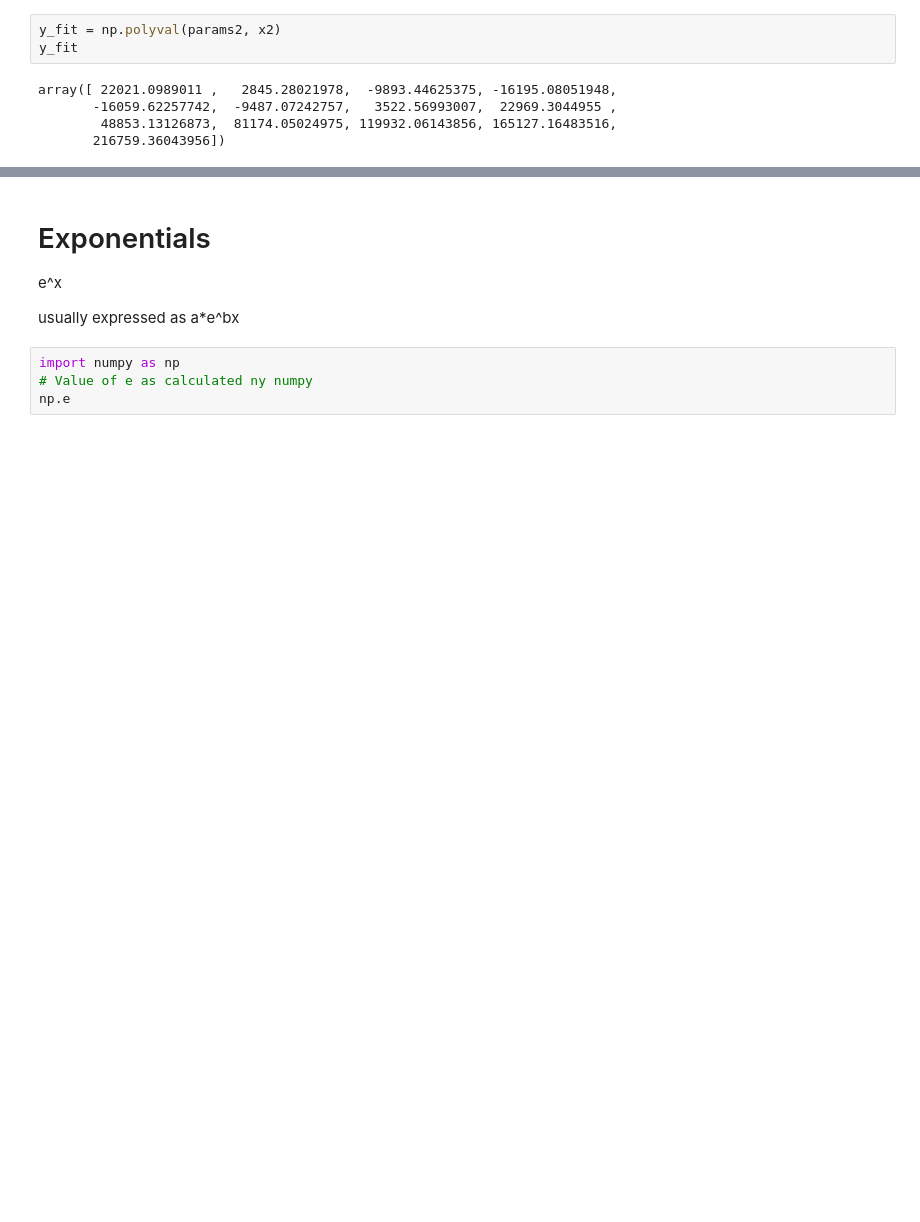
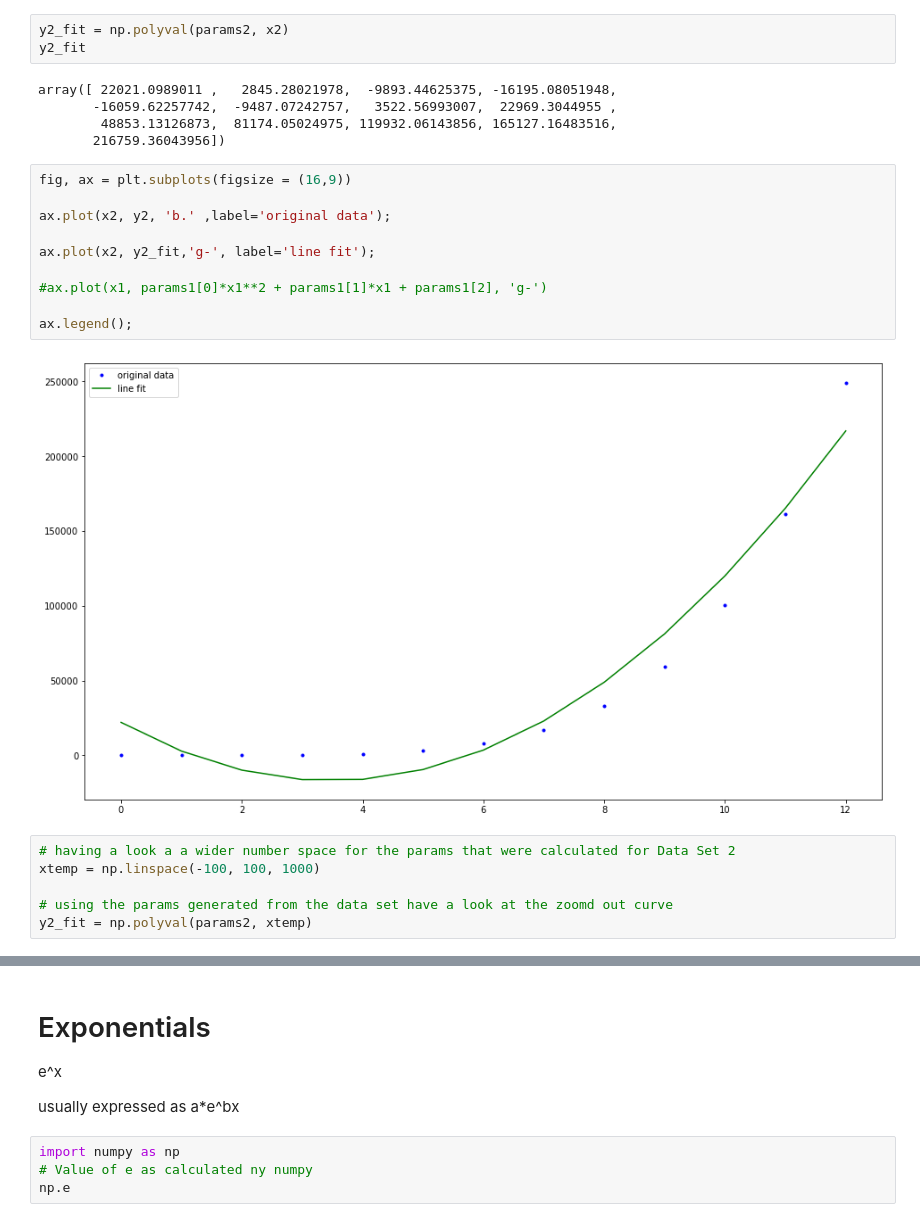
Before and after one commit to donneger/machinelearning_statistics, a Jupyter notebook: ml_practicals/ml_stats_practicals_parameters.ipynb, the cells around one changed output, grey strips where cells are left out. Drawn from its saved outputs; the diff is of its cells as text; blank space fills up the shorter version.

```diff
--- a/ml_practicals/ml_stats_practicals_parameters.ipynb
+++ b/ml_practicals/ml_stats_practicals_parameters.ipynb
@@ -141,12 +166,30 @@ params2
 # %% [output]
 array([  3218.5461039 , -22394.36478521,  22021.0989011 ])
 # %%
-y_fit = np.polyval(params2, x2)
-y_fit
+y2_fit = np.polyval(params2, x2)
+y2_fit
 # %% [output]
 array([ 22021.0989011 ,   2845.28021978,  -9893.44625375, -16195.08051948,
        -16059.62257742,  -9487.07242757,   3522.56993007,  22969.3044955 ,
         48853.13126873,  81174.05024975, 119932.06143856, 165127.16483516,
        216759.36043956])
+# %%
+fig, ax = plt.subplots(figsize = (16,9))
+
+ax.plot(x2, y2, 'b.' ,label='original data');
+
+ax.plot(x2, y2_fit,'g-', label='line fit');
+
+#ax.plot(x1, params1[0]*x1**2 + params1[1]*x1 + params1[2], 'g-')
+
+ax.legend();
+# %% [output]
+[figure, added]
+# %%
+# having a look a a wider number space for the params that were calculated for Data Set 2
+xtemp = np.linspace(-100, 100, 1000)
+
+# using the params generated from the data set have a look at the zoomd out curve
+y2_fit = np.polyval(params2, xtemp)
 # %%
 fig, ax = plt.subplots(figsize = (16,9))
```
Also changed, not shown: parts of 31 cells of this notebook.
